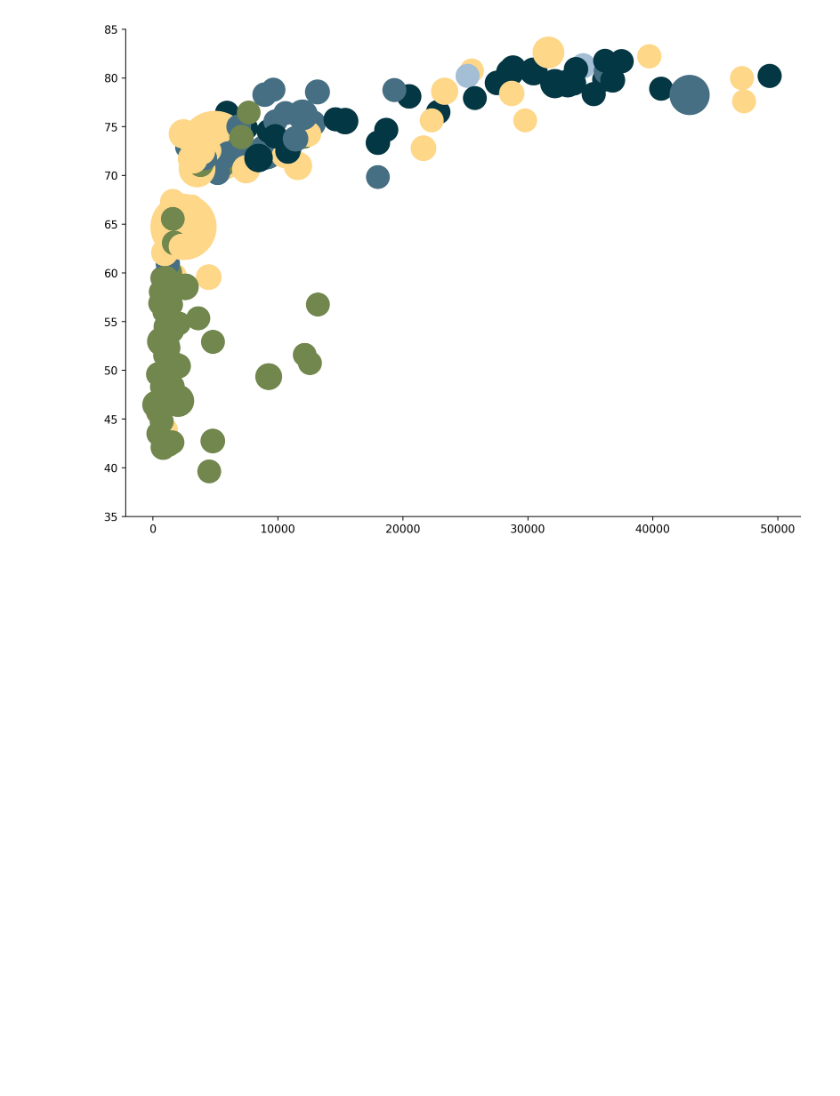
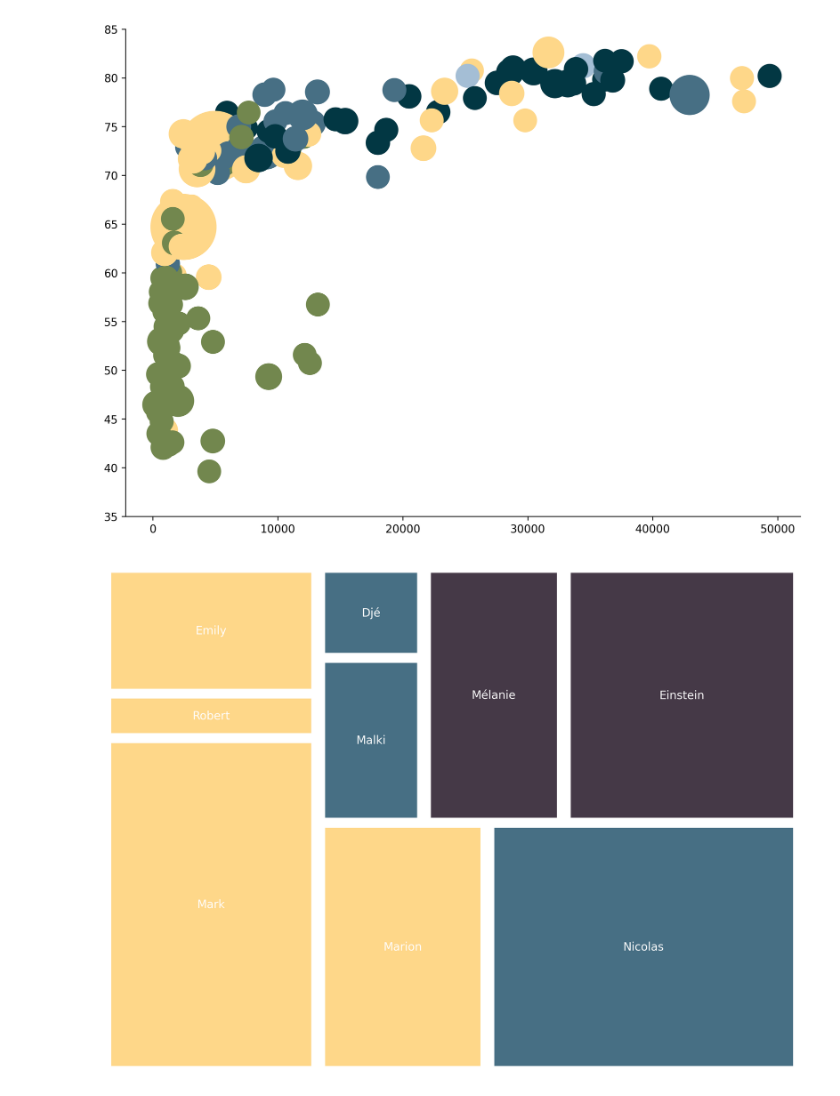
Before and after one commit to JosephBARBIERDARNAL/Sandbox, a Jupyter notebook: pypalettes/pypalettes.ipynb, the cells around one changed output. Drawn from its saved outputs; the diff is of its cells as text; code cells hidden in the pictures; blank space fills up the shorter version.

Commit message:
add code for matplotlib

```diff
--- a/pypalettes/pypalettes.ipynb
+++ b/pypalettes/pypalettes.ipynb
@@ -116,3 +116,82 @@ ax.set_xticklabels([str(i) for i in range(0, 60000, 10000)])
 plt.show()
 # %% [output]
 [figure]
+# %%
+treemap_data = {
+    "type": "node",
+    "name": "boss",
+    "value": 0,
+    "children": [
+        {
+            "type": "node",
+            "name": "Team Dataviz",
+            "value": 0,
+            "children": [
+                {"type": "leaf", "name": "Mark", "value": 90},
+                {"type": "leaf", "name": "Robert", "value": 12},
+                {"type": "leaf", "name": "Emily", "value": 34},
+                {"type": "leaf", "name": "Marion", "value": 53},
+            ],
+        },
+        {
+            "type": "node",
+            "name": "Team DevOps",
+            "value": 0,
+            "children": [
+                {"type": "leaf", "name": "Nicolas", "value": 98},
+                {"type": "leaf", "name": "Malki", "value": 22},
+                {"type": "leaf", "name": "Djé", "value": 12},
+            ],
+        },
+        {
+            "type": "node",
+            "name": "Team Sales",
+            "value": 0,
+            "children": [
+                {"type": "leaf", "name": "Mélanie", "value": 45},
+                {"type": "leaf", "name": "Einstein", "value": 76},
+            ],
+        },
+    ],
+}
+
+# Flattening the tree structure into a DataFrame
+def flatten_tree(tree, parent_name=""):
+    flattened_data = []
+    if tree["type"] == "leaf":
+        flattened_data.append({
+            "type": tree["type"],
+            "name": tree["name"],
+            "value": tree["value"],
+            "parent": parent_name
+        })
+    else:
+        for child in tree["children"]:
+            flattened_data.extend(flatten_tree(child, parent_name=tree["name"]))
+    return flattened_data
+df = pd.DataFrame(flatten_tree(treemap_data))
+
+# load libraries
+import squarify # pip install squarify (algorithm for treemap)
+import matplotlib.pyplot as plt
+from pypalettes import load_cmap
+
+# create a color palette
+cmap = load_cmap('Acadia')
+category_codes, unique_categories = pd.factorize(df['parent'])
+colors = [cmap(code / (len(unique_categories) - 1)) for code in category_codes]
+
+# create a bar plot
+fig, ax = plt.subplots(figsize=(11,8), dpi=300)
+ax.set_axis_off()
+squarify.plot(
+   sizes=df["value"],
+   label=df["name"],
+   color=colors,
+   text_kwargs={'color':'white'},
+   pad=True,
+   ax=ax
+)
+plt.show()
+# %% [output]
+[figure, added]
```
Also changed, not shown: parts of 2 cells of this notebook, 2 other files.
